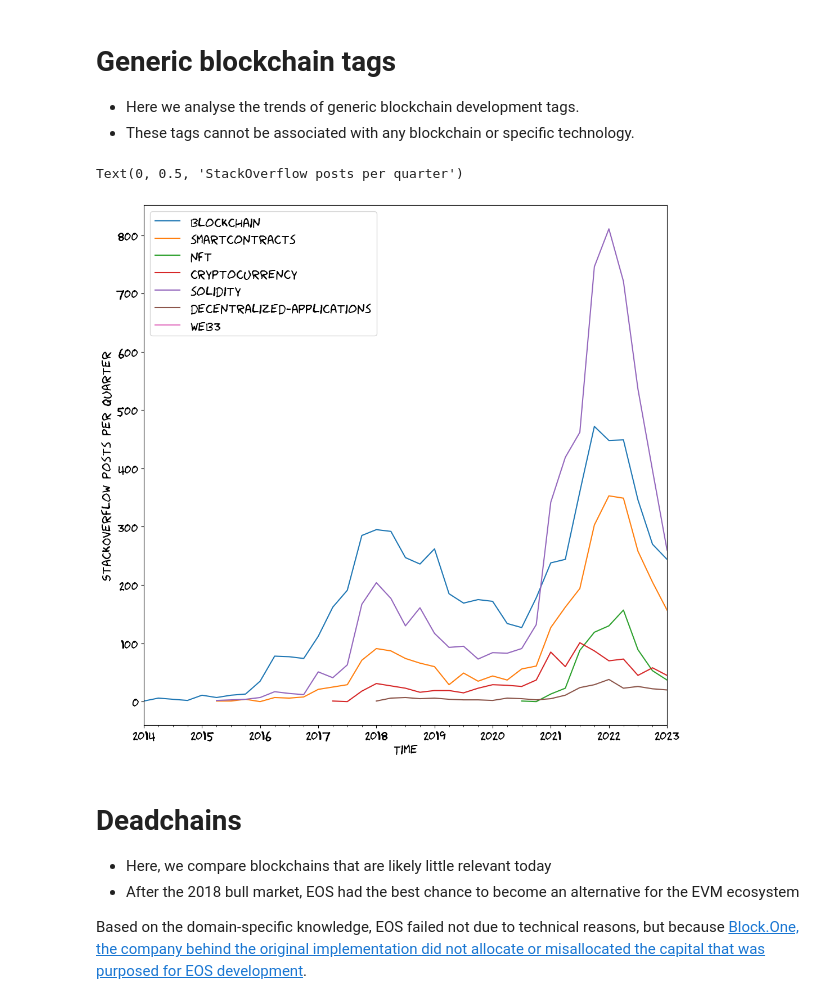
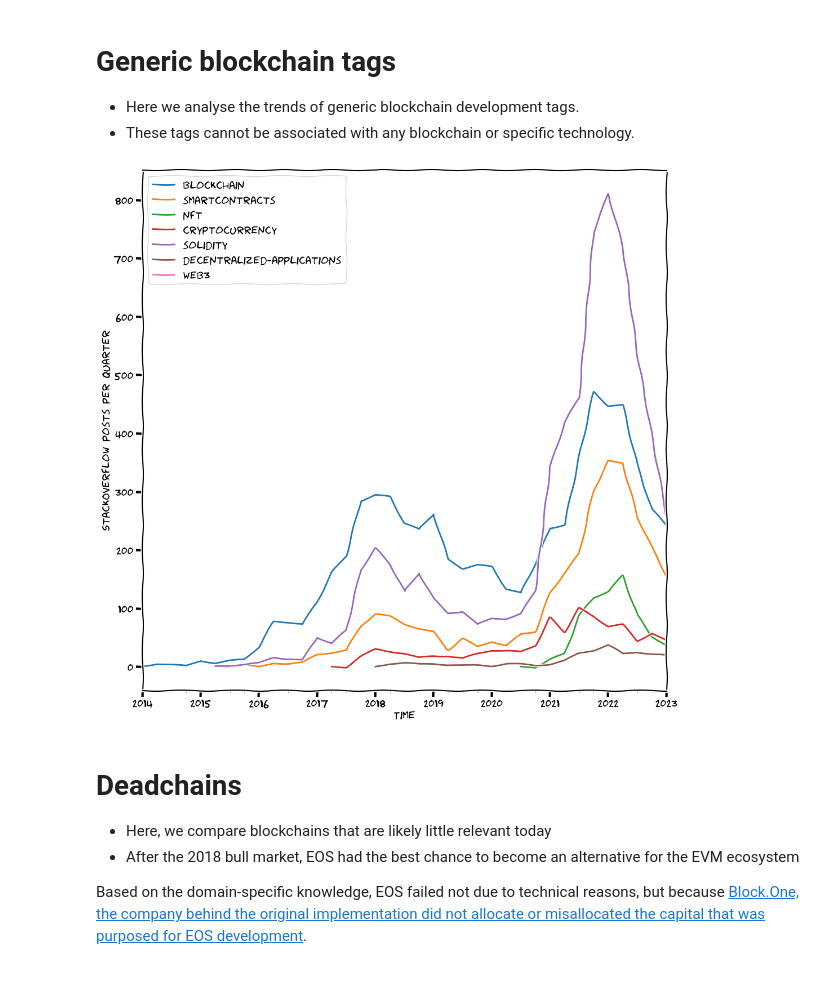
Before and after one commit to tradingstrategy-ai/blockchain-stackoverflow, a Jupyter notebook: research.ipynb, the cells around one changed output. Drawn from its saved outputs; the diff is of its cells as text; code cells hidden in the pictures.

```diff
--- a/research.ipynb
+++ b/research.ipynb
@@ -168,6 +170,9 @@ Here is an overview of tags examined and their lifetime counts.
 # %%
 tags_df = pd.read_parquet("tags.parquet")
 tags_df = tags_df.sort_values("Count", ascending=True)
-tags_df = tags_df.loc[tags_df["Count"] > 25]  # Clip out long tail to limit the chart height
-ax = tags_df.plot.barh(x="TagName", y="Count", figsize=(15, 30,))
+tags_df = tags_df.loc[tags_df["Count"] > 75]  # Clip out long tail to limit the chart height
+
+with closing(pyplot) as fig:
+    ax = tags_df.plot.barh(x="TagName", y="Count", figsize=(15, 30,))
+    fig.show()
 # %% [output]
@@ -183,10 +188,11 @@ from blockchain_stackoverflow.helpers import bin_to_time
 
 all_blockchain_posts = bin_to_time(df, frequency="QS")
 
-with pyplot.xkcd():
+with pyplot.xkcd(), closing(pyplot) as fig:
     ax = all_blockchain_posts.plot.line()
     ax.set_xlabel("Time")
     ax.set_ylabel("Number of blockchains posts quarterly")
+    fig.show()
 # %% [output]
 [figure]
 # %% [markdown]
@@ -233,16 +240,17 @@ Text(0, 0.5, 'Blockchain posts quarterly')
 adjusted_quaterly_binned = quaterly_binned.div(all_posts_quarterly["posts_by_period"], axis="index") * 100
 adjusted_quaterly_binned = adjusted_quaterly_binned.loc[pd.Timestamp("2012-01-01"):]
 # %%
+with pyplot.xkcd(), closing(pyplot) as fig:
+    ax = adjusted_quaterly_binned.plot.line(
+        color={
+            "bitcoin": "orange",
+            "ethereum": "lightblue",
+            "solana": "purple",
+            "near": "pink",
+        }
+    )
 
-ax = adjusted_quaterly_binned.plot.line(
-    color={
-        "bitcoin": "orange",
-        "ethereum": "lightblue",
-        "solana": "purple",
-        "near": "pink",
-    }
-)
-
-ax.set_xlabel("Time")
-ax.set_ylabel("Top blockchain posts - StackOverflow popularity adjusted")
+    ax.set_xlabel("Time")
+    ax.set_ylabel("Top blockchain posts - StackOverflow popularity adjusted")
+    fig.show()
 # %% [output]
@@ -275,10 +282,11 @@ quaterly_binned = create_binned_df_by_tags(df, {
     "tron": ("tron",),
 })
 
-with pyplot.xkcd():
+with pyplot.xkcd(), closing(pyplot) as fig:
     ax = quaterly_binned.plot.line()
     ax.set_xlabel("Time")
     ax.set_ylabel("StackOverflow posts per quarter")
+    fig.show()
 # %% [output]
 [figure]
 # %% [markdown]
@@ -289,24 +297,24 @@ with pyplot.xkcd():
 # %%
 quaterly_binned = create_binned_df_by_tags(
     df,
     {
         "blockchain": ("blockchain",),
         "smartcontracts": ("smartcontracts",),
         "nft": ("nft",),
         "cryptocurrency": ("cryptocurrency",),
         "solidity": ("solidity",),
         "decentralized-applications": ("decentralized-applications",),
         "web3": ("web3",),
     },
 )
 
-ax = quaterly_binned.plot.line()
-
-ax.set_xlabel("Time")
-ax.set_ylabel("StackOverflow posts per quarter")
+with pyplot.xkcd(), closing(pyplot) as fig:
+    ax = quaterly_binned.plot.line()
+    ax.set_xlabel("Time")
+    ax.set_ylabel("StackOverflow posts per quarter")
+    fig.show()
 # %% [output]
-Text(0, 0.5, 'StackOverflow posts per quarter')
-[figure, old version]
+[figure, new version]
 # %% [markdown]
 # Deadchains
 
```
Also changed, not shown: parts of 21 cells of this notebook, 5 other files.
